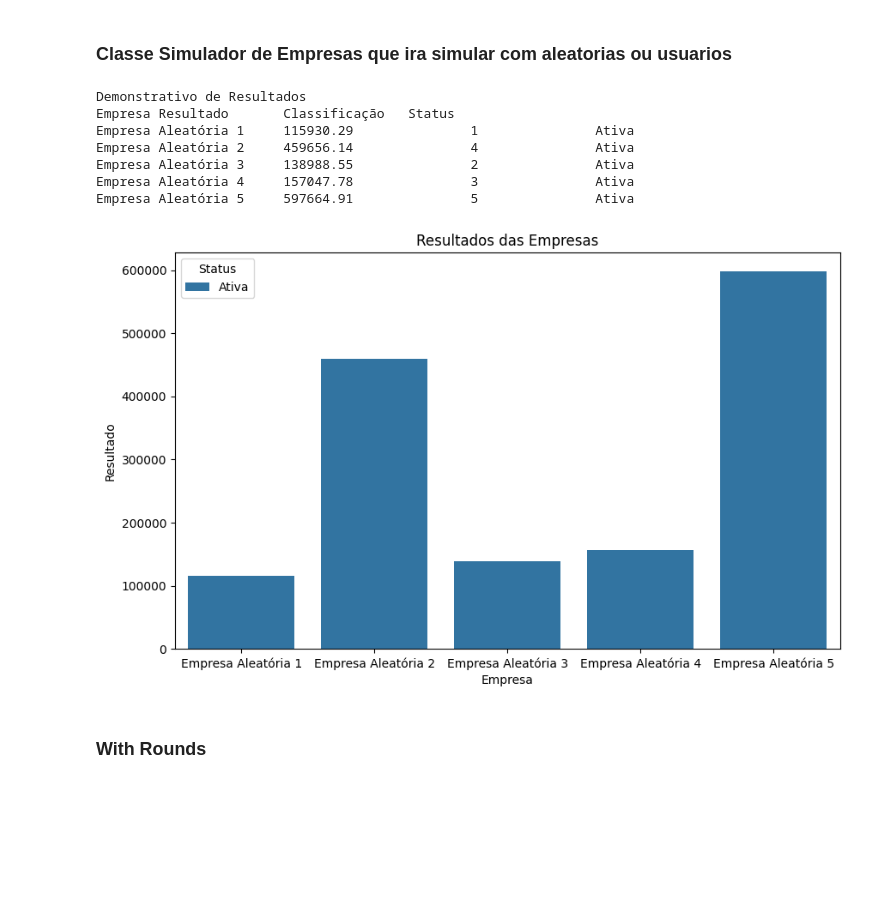
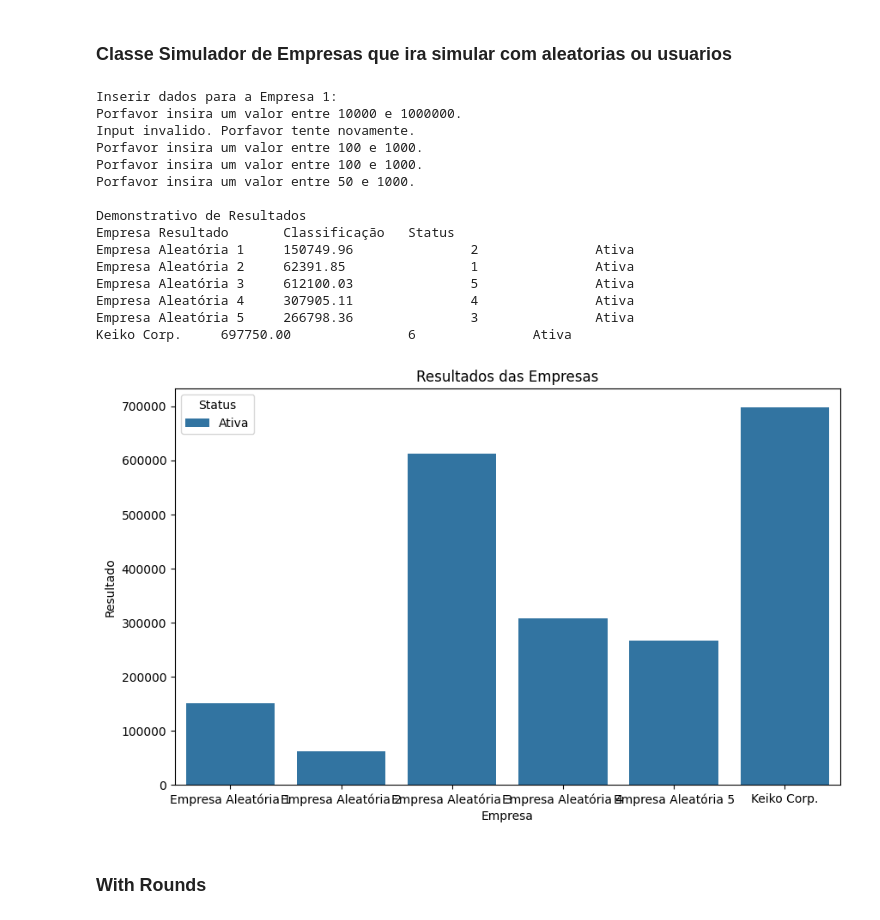
Before and after one commit to fabricio-inoue/jogo-de-empresas, a Jupyter notebook: Jogo de empresas.ipynb, the cells around one changed output. Drawn from its saved outputs; the diff is of its cells as text; code cells hidden in the pictures; blank space fills up the shorter version.

```diff
--- a/Jogo de empresas.ipynb
+++ b/Jogo de empresas.ipynb
@@ -237,22 +237,30 @@ class SimuladorEmpresas:
 # %%
 if __name__ == "__main__":
     num_empresas_ale = 5  # Set the number of companies you want to simulate
-    num_empresas_users = 0  # Set the number of companies you want to enter data for
+    num_empresas_users = 1  # Set the number of companies you want to enter data for
     simulador = SimuladorEmpresas(num_empresas_users=num_empresas_users, num_empresas_aleatorias=num_empresas_ale, bounds=None)
 simulador.criar_empresas_aleatorias()
 simulador.inserir_dados_usuario()
 simulador.calcular_e_exibir_resultados()
 simulador.plotar_grafico_lucro()
 simulador.plotar_grafico_relatorio_geral()
 # %% [output]
+Inserir dados para a Empresa 1:
+Porfavor insira um valor entre 10000 e 1000000.
+Input invalido. Porfavor tente novamente.
+Porfavor insira um valor entre 100 e 1000.
+Porfavor insira um valor entre 100 e 1000.
+Porfavor insira um valor entre 50 e 1000.
+
 Demonstrativo de Resultados
 Empresa Resultado       Classificação   Status
-Empresa Aleatória 1     115930.29               1               Ativa
-Empresa Aleatória 2     459656.14               4               Ativa
-Empresa Aleatória 3     138988.55               2               Ativa
-Empresa Aleatória 4     157047.78               3               Ativa
-Empresa Aleatória 5     597664.91               5               Ativa
+Empresa Aleatória 1     150749.96               2               Ativa
+Empresa Aleatória 2     62391.85                1               Ativa
+Empresa Aleatória 3     612100.03               5               Ativa
+Empresa Aleatória 4     307905.11               4               Ativa
+Empresa Aleatória 5     266798.36               3               Ativa
+Keiko Corp.     697750.00               6               Ativa
-[figure, old version]
+[figure, new version]
 # %% [markdown]
 ### With Rounds
 # %%
```
Also changed, not shown: parts of 2 cells of this notebook.
